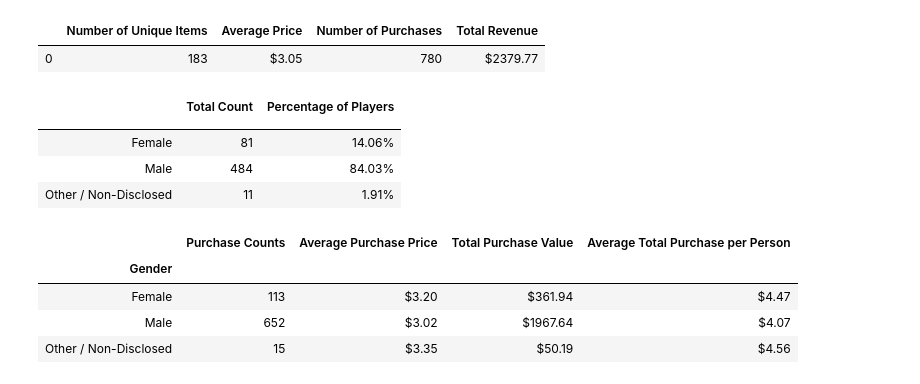
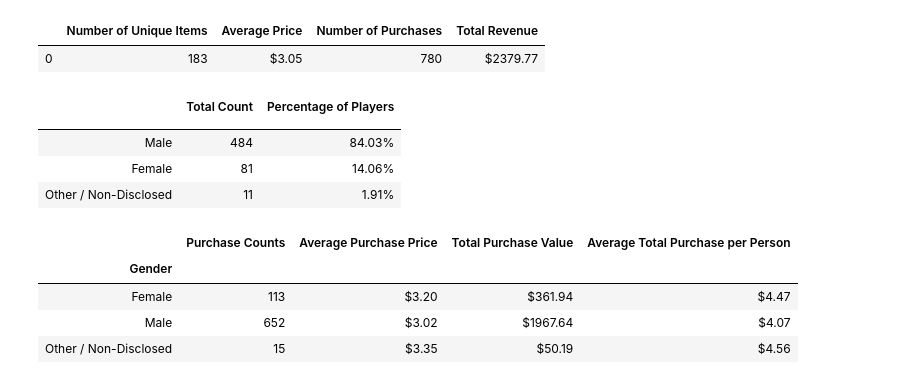
Before and after one commit to nadireag/pandas-challenge, a Jupyter notebook: HerosOfPymoli/HerosOfPymoli.ipynb, the cells around one changed output. Drawn from its saved outputs; the diff is of its cells as text; code cells hidden in the pictures.

```diff
--- a/HerosOfPymoli/HerosOfPymoli.ipynb
+++ b/HerosOfPymoli/HerosOfPymoli.ipynb
@@ -57,27 +57,30 @@ purchasing_analysis
 # %%
 # Group purchase data by gender to find count of each gender
 gender_df = purchase_data.groupby(["Gender"])
 
 # Find number of unique names grouped by gender
 gender_count = gender_df["SN"].nunique()
 
 # Find percentages for each gender
 percentage = gender_count / total *100
 
 # Create a new data frame to display results
 gender_demographics = pd.DataFrame({"Total Count": gender_count,
                                     "Percentage of Players": percentage})
 # Reset index value to none
 gender_summary = gender_demographics.rename_axis([""])
 
+# Sort total count values
+gender_summary = gender_summary.sort_values("Total Count", ascending = False)
+
 # Format percentage values
 gender_summary["Percentage of Players"] = gender_summary["Percentage of Players"].map("{:.2f}%".format)
 gender_summary
 # %% [output]
 |  | Total Count | Percentage of Players |
 |  |  |  |
+| Male | 484 | 84.03% |
 | Female | 81 | 14.06% |
-| Male | 484 | 84.03% |
 | Other / Non-Disclosed | 11 | 1.91% |
 # %%
 # Find purchase count for each gender
```
Also changed, not shown: parts of 3 cells of this notebook.
